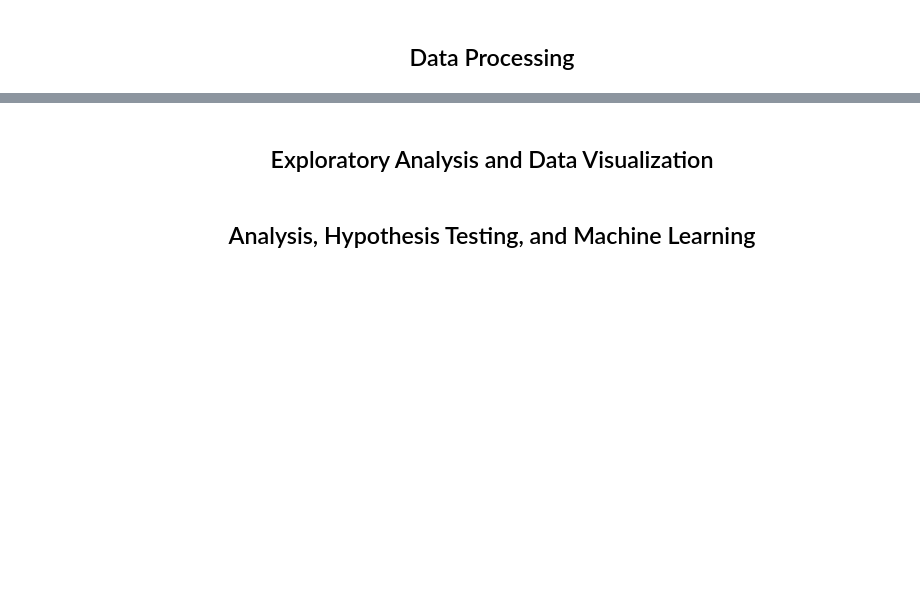
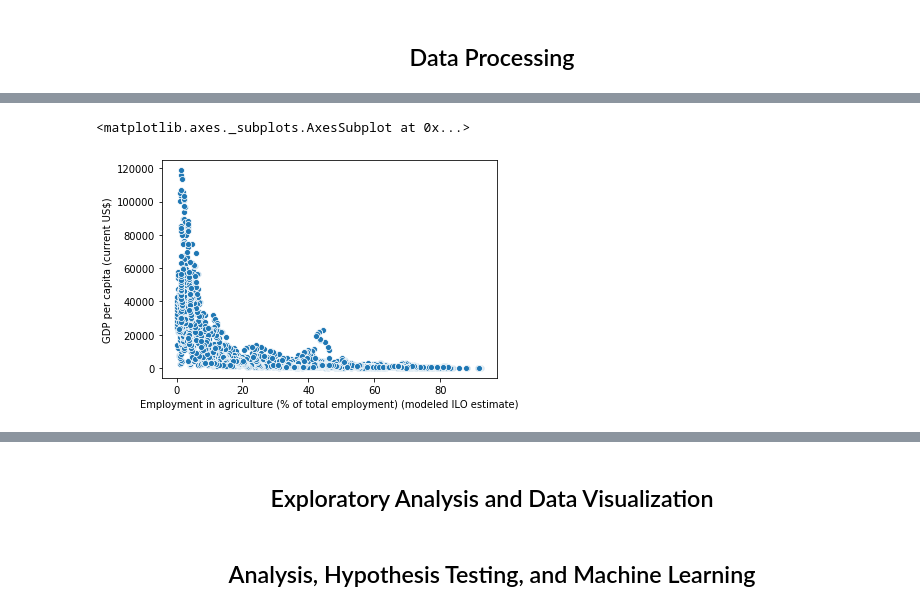
Before and after one commit to thechuster/thechuster.github.io, a Jupyter notebook: FinalProject.ipynb, the cells around one changed output, grey strips where cells are left out. Drawn from its saved outputs; the diff is of its cells as text; code cells hidden in the pictures; blank space fills up the shorter version.

Commit message:
added graphs

```diff
--- a/FinalProject.ipynb
+++ b/FinalProject.ipynb
@@ -125,0 +101,41 @@ scatterPlot = sns.scatterplot(x=years, y=GDP).set_title('Years vs GDP')
+# %%
+worldData = pd.concat(countriesData)
+predictionData = pd.DataFrame(columns = ["Country Name", "Year"])
+
+countriesList = worldData["Country Name"]
+for name in countriesList.unique():
+    counter = 2000
+    while counter <= 2015:
+        predictionData = predictionData.append({"Country Name": name, "Year": counter}, ignore_index=True)
+        counter += 1
+
+predictionData["GDP per capita (current US$)"] = 0.0
+predictionData["Employment in agriculture (% of total employment) (modeled ILO estimate)"] = 0.0
+predictionData["Employment in industry (% of total employment) (modeled ILO estimate)"] = 0.0
+predictionData["Employment in services (% of total employment) (modeled ILO estimate)"] = 0.0
+predictionData["Current health expenditure (% of GDP)"] = 0.0
+predictionData["Fertility rate, total (births per woman)"] = 0.0
+predictionData["Government expenditure on education, total (% of GDP)"] = 0.0
+predictionData["Prevalence of undernourishment (% of population)"] = 0.0
+predictionData["Adjusted net enrollment rate, primary (% of primary school age children)"] = 0.0
+
+country = "Afghanistan"
+countryCounter = 0
+for index, row in worldData.iterrows():
+    if row["Country Name"] != country:
+        countryCounter += 1
+        country = row["Country Name"]
+    if row["Series Name"] in predictionData.columns:
+        counter = 2000
+        while counter <= 2015:
+            yearString = str(counter) + " [YR" + str(counter) + "]"
+            indx = countryCounter * 16 + (counter - 2000)
+            if row[yearString] != "..":
+                predictionData.at[indx, row["Series Name"]] = row[yearString]
+            else:
+                predictionData.at[indx, row["Series Name"]] = np.nan
+            counter += 1
+
+predictionData.drop(predictionData.index[3472:], inplace=True)
+
+predictionData.head()
@@ -125,0 +149,5 @@ scatterPlot = sns.scatterplot(x=years, y=GDP).set_title('Years vs GDP')
+# %%
+sns.scatterplot(x="Employment in agriculture (% of total employment) (modeled ILO estimate)", y="GDP per capita (current US$)", data=predictionData)
+# %% [output]
+<matplotlib.axes._subplots.AxesSubplot at 0x...>
+[figure, added]
```
Also changed, not shown: parts of 9 cells of this notebook, 1 other file.
